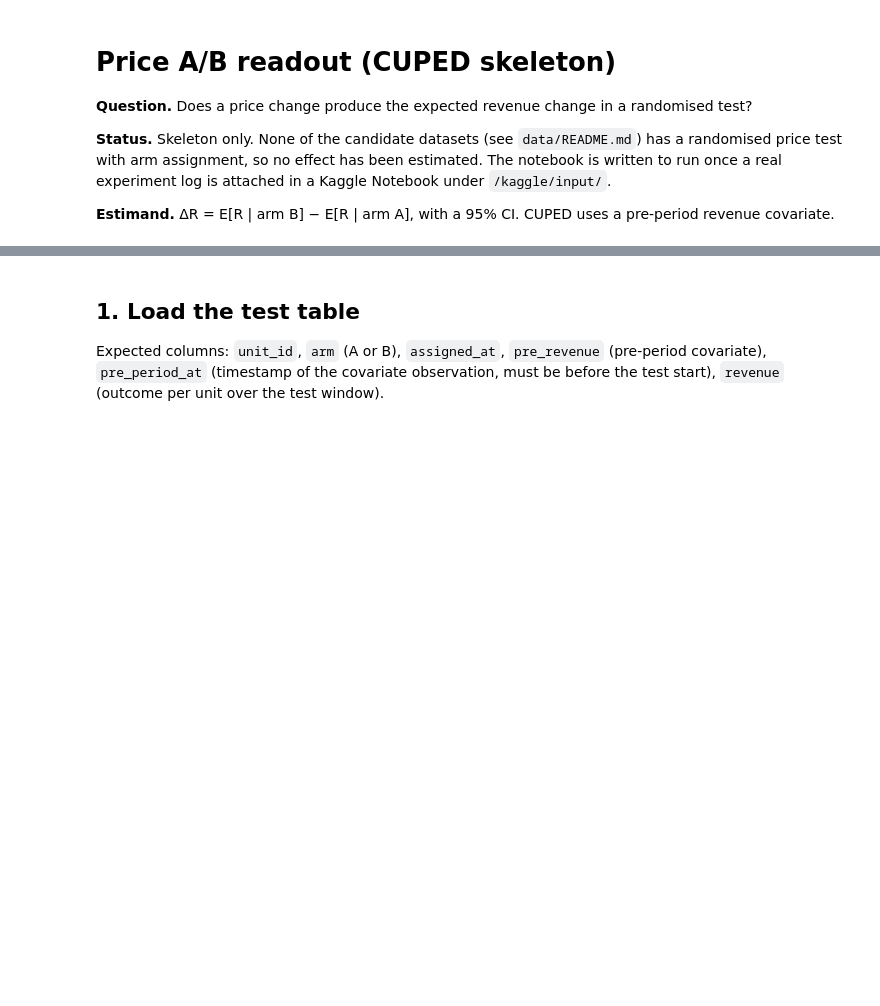
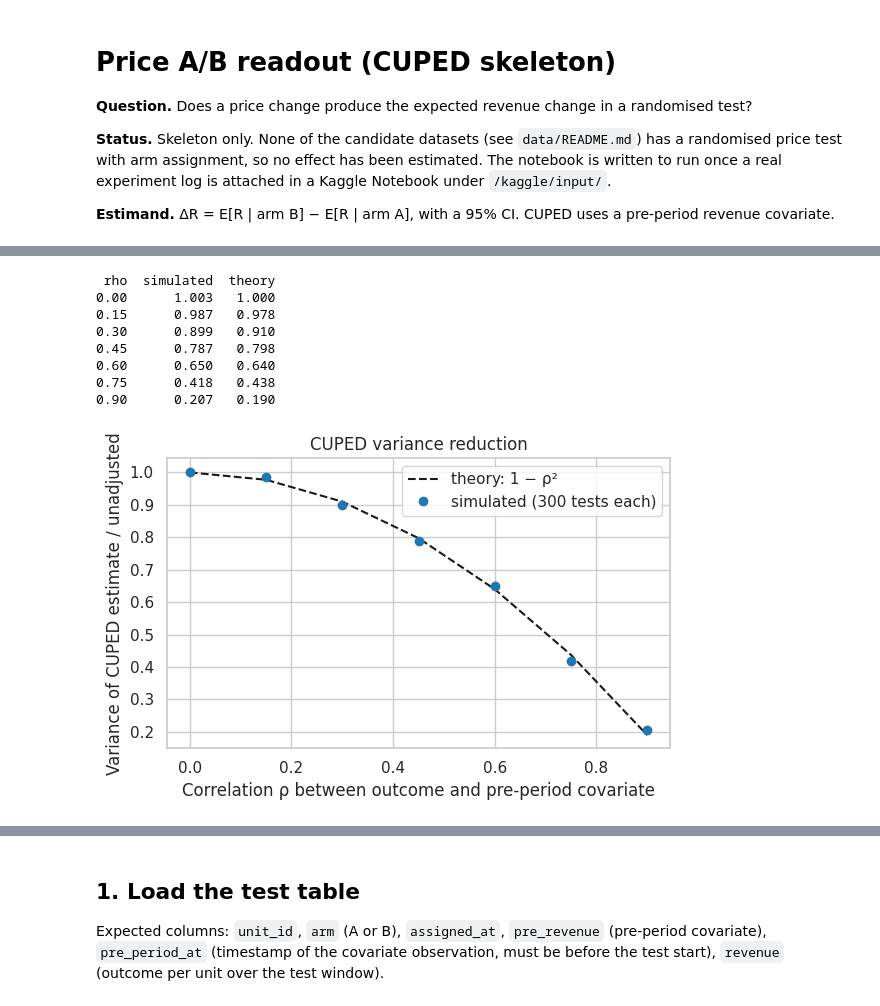
Before and after one commit to Patotricks15/dynamic-pricing-ab-readout, a Jupyter notebook: notebooks/ab_readout.ipynb, the cells around one changed output, grey strips where cells are left out. Drawn from its saved outputs; the diff is of its cells as text; code cells hidden in the pictures; blank space fills up the shorter version.

```diff
--- a/notebooks/ab_readout.ipynb
+++ b/notebooks/ab_readout.ipynb
@@ -41,0 +82,34 @@ if not INPUT.exists():
+# %%
+# Variance reduction from CUPED against the theoretical 1 - rho^2, over a grid of correlations.
+rhos = np.round(np.arange(0.0, 0.95, 0.15), 2)
+vr_rows = []
+for rho in rhos:
+    est = [readout(simulate_test(1000, rho=rho, effect=0.0), "arm", "revenue", ARM_A, ARM_B,
+                   covariate="pre_revenue") for _ in range(300)]
+    vr_rows.append({"rho": rho,
+                    "simulated": np.var([r["cuped"].estimate for r in est])
+                                 / np.var([r["unadjusted"].estimate for r in est]),
+                    "theory": 1 - rho**2})
+vr = pd.DataFrame(vr_rows)
+print(vr.round(3).to_string(index=False))
+
+fig, ax = plt.subplots(figsize=(6, 4))
+ax.plot(vr["rho"], vr["theory"], "k--", label="theory: 1 − ρ²")
+ax.plot(vr["rho"], vr["simulated"], "o", color="tab:blue", label="simulated (300 tests each)")
+ax.set_xlabel("Correlation ρ between outcome and pre-period covariate")
+ax.set_ylabel("Variance of CUPED estimate / unadjusted")
+ax.set_title("CUPED variance reduction")
+ax.legend()
+fig.tight_layout()
+fig.savefig(FIG / "sim_variance_ratio.png", dpi=120)
+plt.show()
+# %% [output]
+ rho  simulated  theory
+0.00      1.003   1.000
+0.15      0.987   0.978
+0.30      0.899   0.910
+0.45      0.787   0.798
+0.60      0.650   0.640
+0.75      0.418   0.438
+0.90      0.207   0.190
+[figure, added]
```
Also changed, not shown: parts of 10 cells of this notebook, 5 other files.
